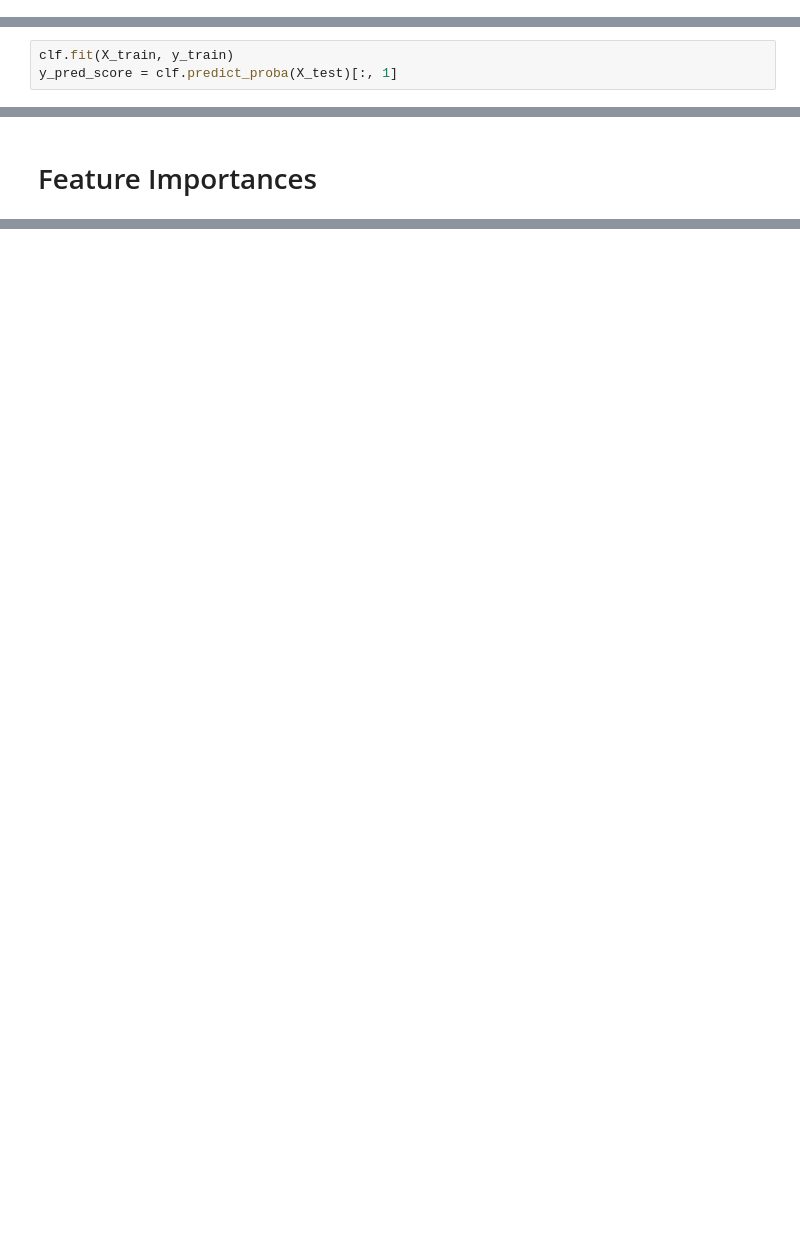
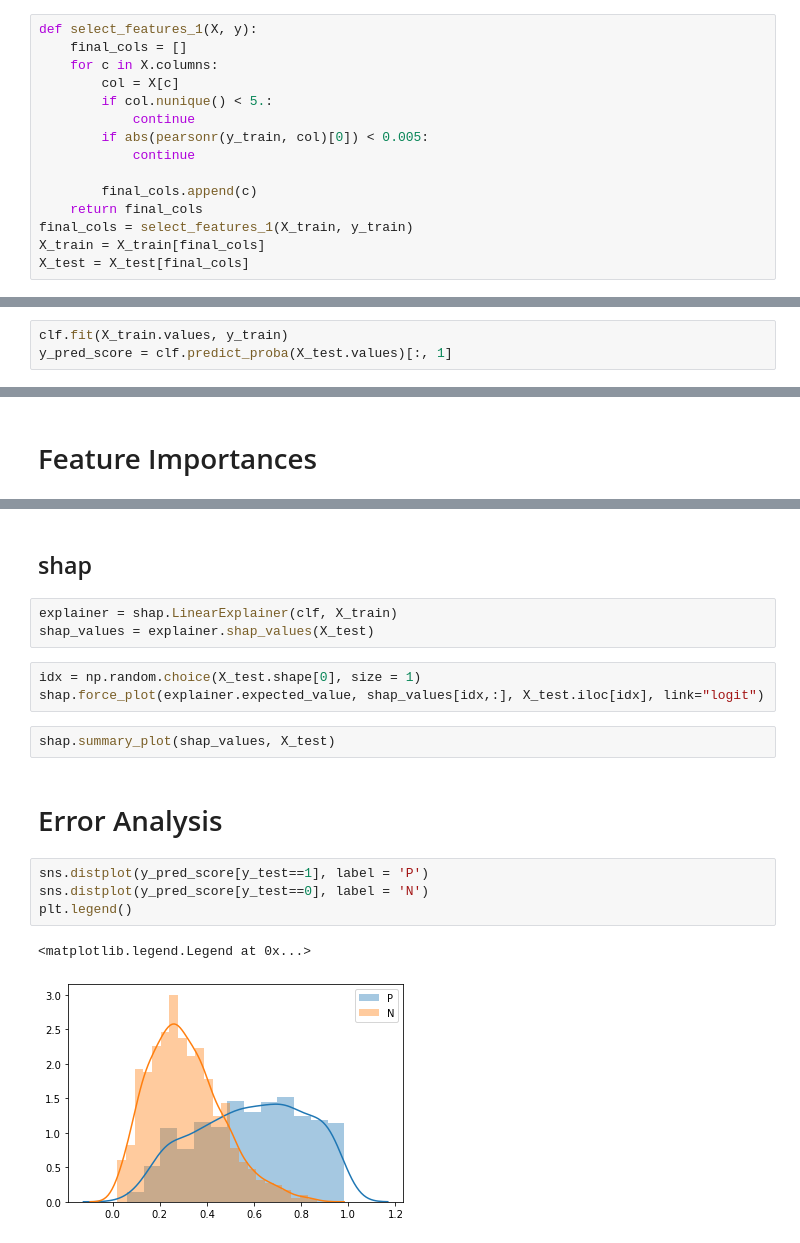
Before and after one commit to AlonWolfi/kaggle--nlp-getting-started, a Jupyter notebook: project_notebook.ipynb, the cells around one changed output, grey strips where cells are left out. Drawn from its saved outputs; the diff is of its cells as text; blank space fills up the shorter version.

```diff
--- a/project_notebook.ipynb
+++ b/project_notebook.ipynb
@@ -119,0 +165,15 @@ X_test = X_all.loc[test.index]
+# %%
+def select_features_1(X, y):
+    final_cols = []
+    for c in X.columns:
+        col = X[c]
+        if col.nunique() < 5.:
+            continue
+        if abs(pearsonr(y_train, col)[0]) < 0.005:
+            continue
+
+        final_cols.append(c)
+    return final_cols
+final_cols = select_features_1(X_train, y_train)
+X_train = X_train[final_cols]
+X_test = X_test[final_cols]
@@ -133,3 +207,3 @@ clf = LogisticRegression()
 # %%
-clf.fit(X_train, y_train)
-y_pred_score = clf.predict_proba(X_test)[:, 1]
+clf.fit(X_train.values, y_train)
+y_pred_score = clf.predict_proba(X_test.values)[:, 1]
@@ -193,0 +296,19 @@ Length: 24969, dtype: float64
+# %% [markdown]
+## shap
+# %%
+explainer = shap.LinearExplainer(clf, X_train)
+shap_values = explainer.shap_values(X_test)
+# %%
+idx = np.random.choice(X_test.shape[0], size = 1)
+shap.force_plot(explainer.expected_value, shap_values[idx,:], X_test.iloc[idx], link="logit")
+# %%
+shap.summary_plot(shap_values, X_test)
+# %% [markdown]
+# Error Analysis
+# %%
+sns.distplot(y_pred_score[y_test==1], label = 'P')
+sns.distplot(y_pred_score[y_test==0], label = 'N')
+plt.legend()
+# %% [output]
+<matplotlib.legend.Legend at 0x...>
+[figure, added]
```
Also changed, not shown: parts of 31 cells of this notebook, 3 other files.
